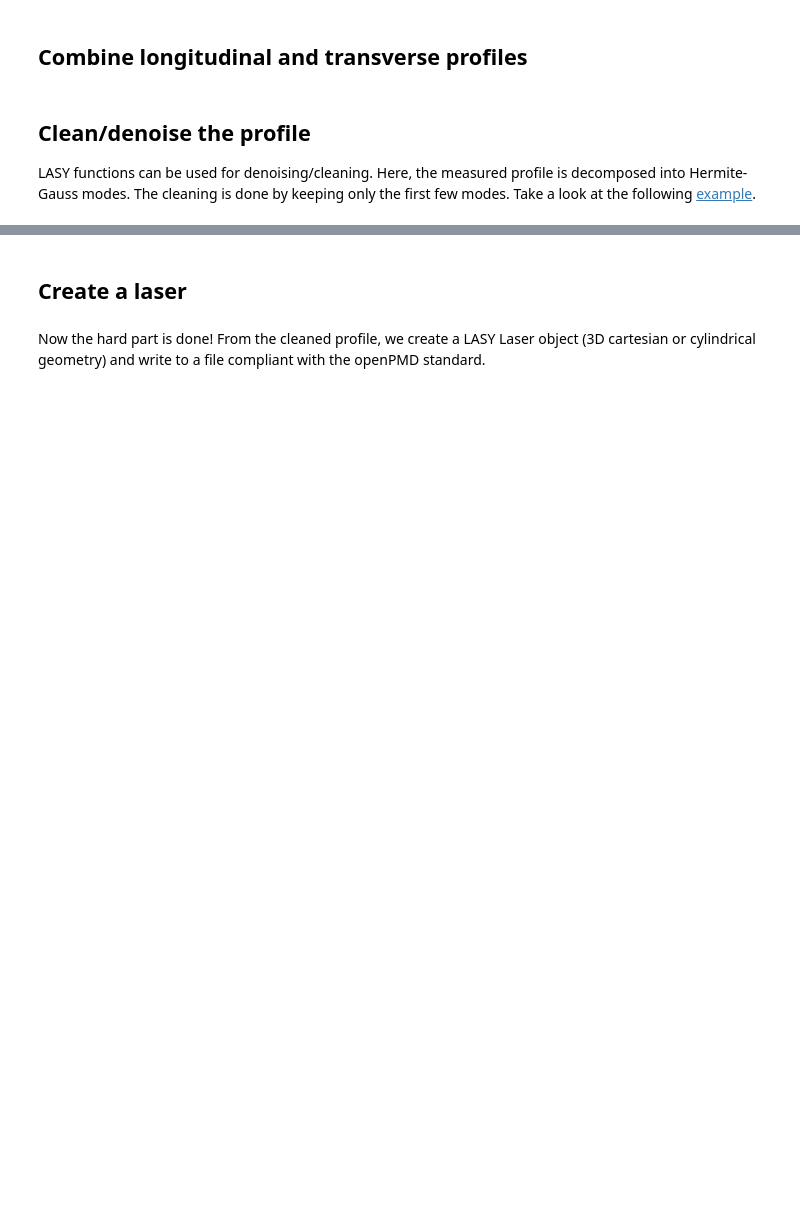
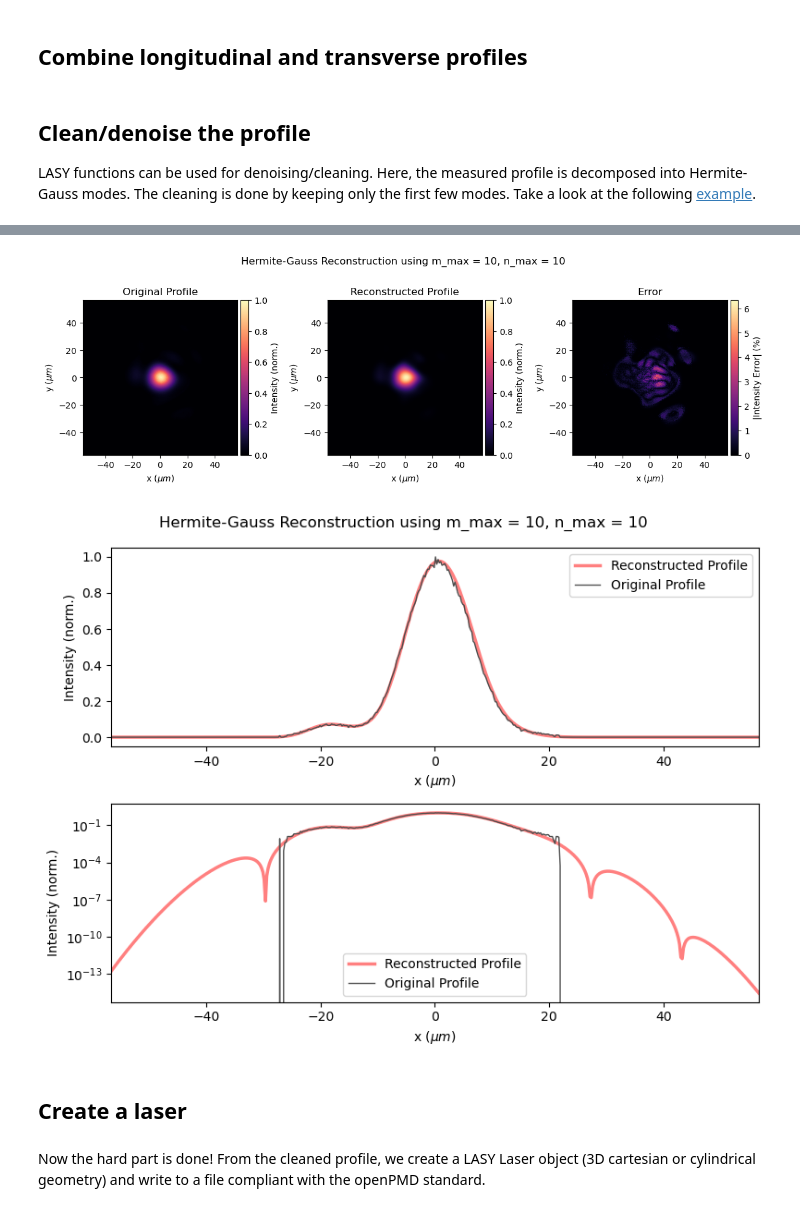
Before and after one commit to rob-shalloo/lasy, a Jupyter notebook: docs/source/tutorials/denoised_laser.ipynb, the cells around one changed output, grey strips where cells are left out. Saved outputs shown, nothing was run; the diff lists cells and outputs as text; code cells hidden in the pictures; blank space fills up the shorter version.

```diff
--- a/docs/source/tutorials/denoised_laser.ipynb
+++ b/docs/source/tutorials/denoised_laser.ipynb
@@ -145,8 +149,8 @@ LASY functions can be used for denoising/cleaning. Here, the measured profile is
 Take a look at the following [example](https://github.com/LASY-org/lasy/blob/13f0e4515493deca36c1375be1d9e83c7e379d42/examples/example_modal_decomposition_data.py).
 # %%
 # Maximum Hermite-Gauss mode index in x and y
-m_max = 20
-n_max = 20
+m_max = 10
+n_max = 10
 
 # Calculate the decomposition and waist of the laser pulse
 modeCoeffs, waist = hermite_gauss_decomposition(
@@ -214,64 +221,50 @@ ax[0].set_title("Original Profile")
 prof2 = np.abs(laser_profile_cleaned.evaluate(X, Y, 0)) ** 2
 prof2 /= maxInten
 divider1 = make_axes_locatable(ax[1])
 ax1_cb = divider1.append_axes("right", size="5%", pad=0.05)
 pl1 = ax[1].imshow(prof2, cmap="magma", extent=pltextent, vmin=0, vmax=np.max(prof1))
 cbar1 = fig.colorbar(pl1, cax=ax1_cb)
 cbar1.set_label("Intensity (norm.)")
 ax[1].set_xlabel("x ($ \\mu m $)")
 ax[1].set_ylabel("y ($ \\mu m $)")
 ax[1].set_title("Reconstructed Profile")
 
 # Plot the error
 prof3 = (prof1 - prof2) / np.max(prof1)  # Normalized error
 divider2 = make_axes_locatable(ax[2])
 ax2_cb = divider2.append_axes("right", size="5%", pad=0.05)
 pl2 = ax[2].imshow(100 * np.abs(prof3), cmap="magma", extent=pltextent)
 cbar2 = fig.colorbar(pl2, cax=ax2_cb)
 cbar2.set_label("|Intensity Error| (%)")
 ax[2].set_xlabel("x ($ \\mu m $)")
 ax[2].set_ylabel("y ($ \\mu m $)")
 ax[2].set_title("Error")
 
 plt.show()
 
-fig2, ax2 = plt.subplots(2, 1, figsize=(12, 8), tight_layout=True)
-ax2[0].plot(
-    x * 1e6,
-    prof2[int(len(x) / 2), :],
-    label="Reconstructed Profile",
-    color=(1, 0.5, 0.5),
-    lw=2.5,
+fig2, ax2 = plt.subplots(2, 1, figsize=(8, 6), tight_layout=True)
+fig2.suptitle(
+    "Hermite-Gauss Reconstruction using m_max = %i, n_max = %i" % (m_max, n_max)
 )
-ax2[0].plot(
-    x * 1e6,
-    prof1[int(len(x) / 2), :],
-    label="Original Profile",
-    color=(0.3, 0.3, 0.3),
-    lw=1.0,
-)
+ax2[0].plot(x*1e6, prof2[int(len(x)/2),:],label='Reconstructed Profile',color=(1,0.5,0.5),lw=2.5)
+ax2[0].plot(x*1e6, prof1[int(len(x)/2),:],label='Original Profile',color=(0.3,0.3,0.3),lw=1.0)
 ax2[0].legend()
-ax2[0].set_xlim(pltextent[0], pltextent[1])
+ax2[0].set_xlim(pltextent[0],pltextent[1])
+ax2[0].set_xlabel("x ($ \\mu m $)")
+ax2[0].set_ylabel("Intensity (norm.)")
 
-ax2[1].plot(
-    x * 1e6,
-    prof2[int(len(x) / 2), :],
-    label="Reconstructed Profile",
-    color=(1, 0.5, 0.5),
-    lw=2.5,
-)
-ax2[1].plot(
-    x * 1e6,
-    prof1[int(len(x) / 2), :],
-    label="Original Profile",
-    color=(0.3, 0.3, 0.3),
-    lw=1.0,
-)
+ax2[1].plot(x*1e6, prof2[int(len(x)/2),:],label='Reconstructed Profile',color=(1,0.5,0.5),lw=2.5)
+ax2[1].plot(x*1e6, prof1[int(len(x)/2),:],label='Original Profile',color=(0.3,0.3,0.3),lw=1.0)
 ax2[1].legend()
-ax2[1].set_xlim(pltextent[0], pltextent[1])
-ax2[1].set_yscale("log")
+ax2[1].set_xlim(pltextent[0],pltextent[1])
+ax2[1].set_yscale('log')
+ax2[1].set_xlabel("x ($ \\mu m $)")
+ax2[1].set_ylabel("Intensity (norm.)")
 
 plt.show()
+# %% [output]
+[figure, added]
+[figure, added]
 # %% [markdown]
 ## Create a laser
 # %% [markdown]
```
Also changed, not shown: parts of 3 cells of this notebook.
